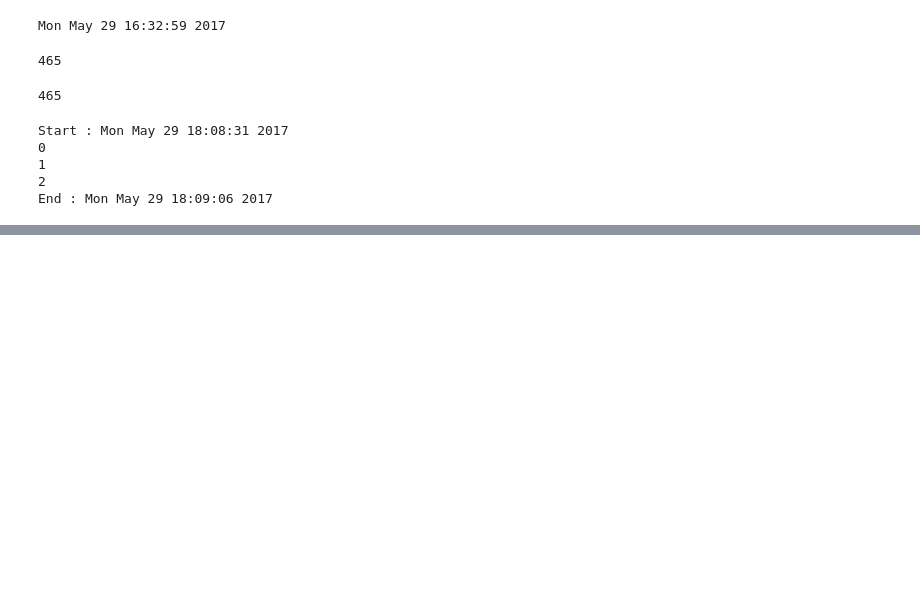
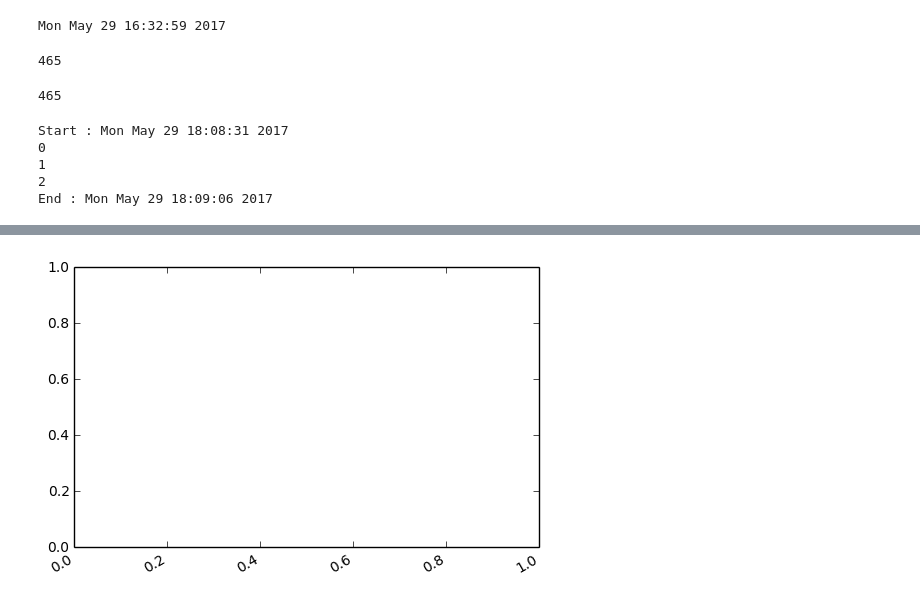
Before and after one commit to shoepala/CN-bicing, a Jupyter notebook: Bicing_Project_Sara2905.ipynb, the cells around one changed output, grey strips where cells are left out. Drawn from its saved outputs; the diff is of its cells as text; code cells hidden in the pictures; blank space fills up the shorter version.

```diff
--- a/Bicing_Project_Sara2905.ipynb
+++ b/Bicing_Project_Sara2905.ipynb
@@ -170,17 +170,17 @@ Start : Mon May 29 18:08:31 2017
 2
 End : Mon May 29 18:09:06 2017
 # %%
-# import json
+import json
 
-# with open('data3x10m.json') as json_data:
-#     data = json.load(json_data)
+with open('data_mon_410pm_4hrs.json') as json_data:
+    data = json.load(json_data)
 # %%
 # create lists of empty stations and full stations
 #for j in range(0,len(data)):
 empty_stations = []
 full_stations = []
 colour_coded_nodes = []
-for j in range(0,1):
+for j in range(0,16):
     for i in range(0, d):
         #print "id", data[j]['stations'][i]['id']
         #print "bikes", data[j]['stations'][i]['bikes']
@@ -209,4 +209,4 @@ for j in range(0,1):
             data[j]['stations'][i].update({'ratio_label':'full'})
             colour_coded_nodes.append(3)
 
-print len(colour_coded_nodes)
+#print len(colour_coded_nodes)
@@ -221,7 +219,7 @@ almost_empty_stations = []
 almost_full_stations = []
 full_stations = []
 
-for j in range(0,1):
+for j in range(0,17):
     for i in range(0, d):
         id2 = i
         data[j]['stations'][i].update({'id2':id2})   #add id2 so nodes are labelled in same way as edges
@@ -425,0 +477,15 @@ Maximum degree: 166
+# %%
+import matplotlib.pyplot as plt
+import pandas as pd
+import matplotlib.dates as mdates
+
+fig, ax = plt.subplots(1)
+fig.autofmt_xdate()
+plt.plot(temporal_timestamp_regular,bicing_results[1])
+
+
+xfmt = mdates.DateFormatter('%y-%m-%d %H:%M:%S')
+ax.xaxis.set_major_formatter(xfmt)
+
+plt.show()
+# %% [output]
@@ -425,0 +493 @@ Maximum degree: 166
+[figure, added]
```
Also changed, not shown: parts of 9 cells of this notebook.
